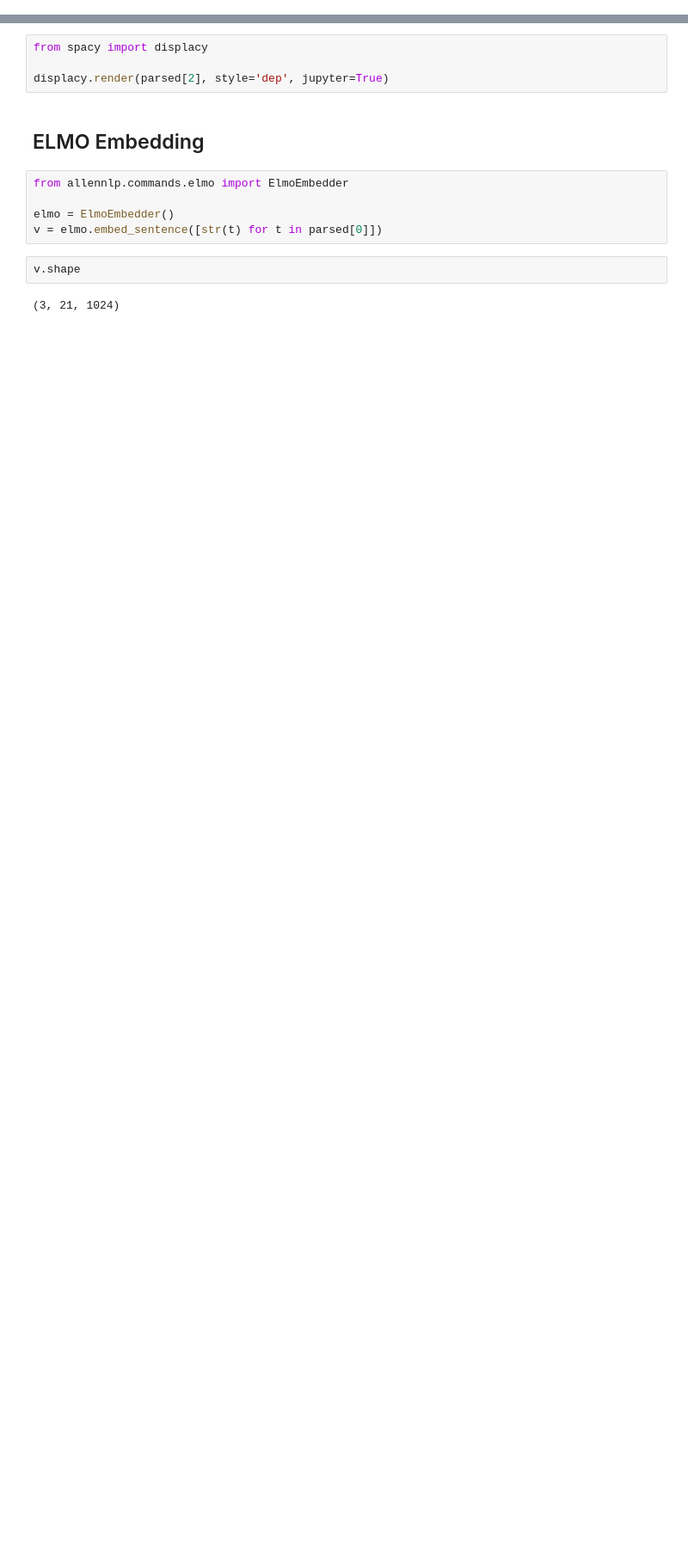
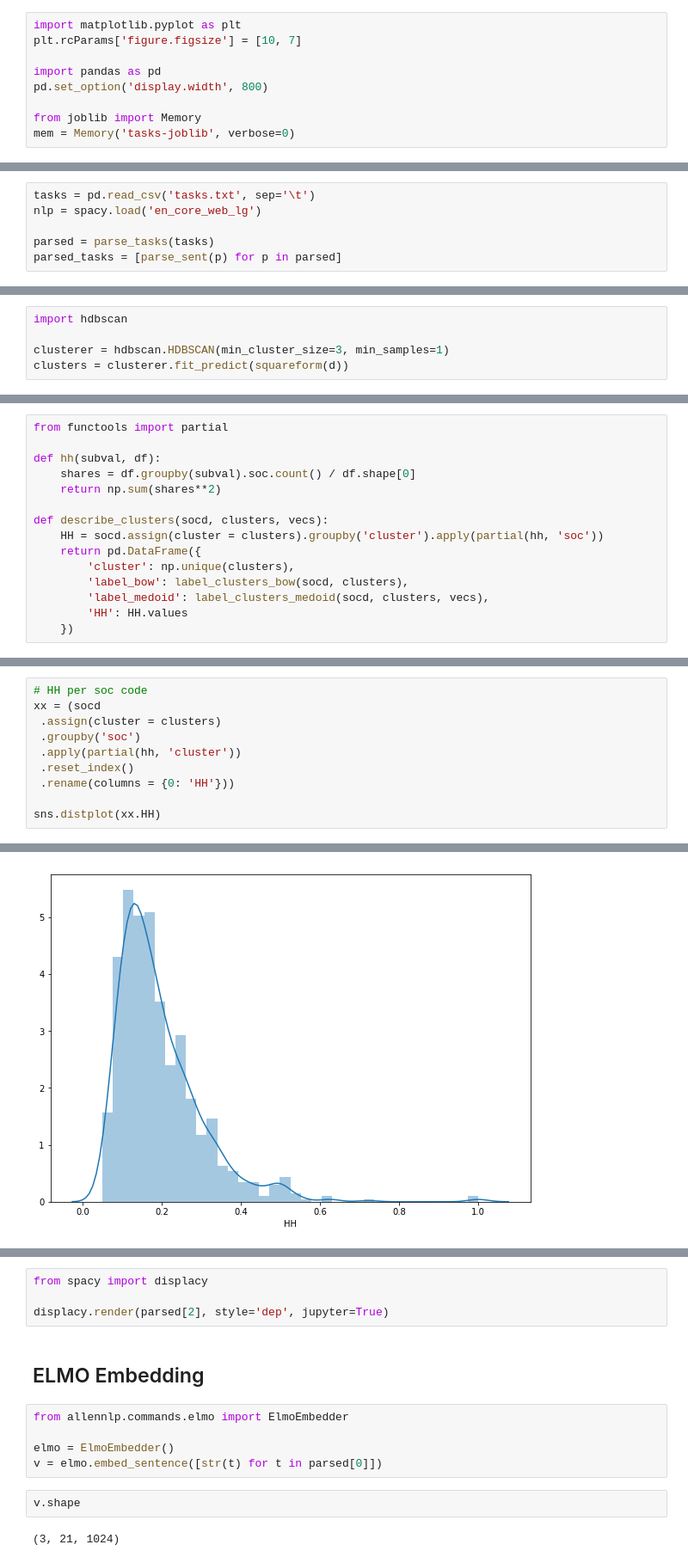
Before and after one commit to nandanrao/classify-dot, a Jupyter notebook: tasks.ipynb, the cells around one changed output, grey strips where cells are left out. Shown at 86% size. Drawn from its saved outputs; the diff is of its cells as text; blank space fills up the shorter version.

Commit message:
tasks with clusters and lasso results

```diff
--- a/tasks.ipynb
+++ b/tasks.ipynb
@@ -6,2 +10,11 @@
+# %%
+import matplotlib.pyplot as plt
+plt.rcParams['figure.figsize'] = [10, 7]
+
+import pandas as pd
+pd.set_option('display.width', 800)
+
+from joblib import Memory
+mem = Memory('tasks-joblib', verbose=0)
 # %%
 import spacy
@@ -65,2 +170,8 @@ parsed = [nlp(t) for t in tasks.Task[0:100]]
+# %%
+tasks = pd.read_csv('tasks.txt', sep='\t')
+nlp = spacy.load('en_core_web_lg')
+
+parsed = parse_tasks(tasks)
+parsed_tasks = [parse_sent(p) for p in parsed]
 # %%
 interesting = [0,2,4,8,9,10,22,55,61,81]
@@ -86,0 +202,5 @@ interesting = [0,2,4,8,9,10,22,55,61,81]
+# %%
+import hdbscan
+
+clusterer = hdbscan.HDBSCAN(min_cluster_size=3, min_samples=1)
+clusters = clusterer.fit_predict(squareform(d))
@@ -86,0 +273,15 @@ interesting = [0,2,4,8,9,10,22,55,61,81]
+# %%
+from functools import partial
+
+def hh(subval, df):
+    shares = df.groupby(subval).soc.count() / df.shape[0]
+    return np.sum(shares**2)
+
+def describe_clusters(socd, clusters, vecs):
+    HH = socd.assign(cluster = clusters).groupby('cluster').apply(partial(hh, 'soc'))
+    return pd.DataFrame({
+        'cluster': np.unique(clusters),
+        'label_bow': label_clusters_bow(socd, clusters),
+        'label_medoid': label_clusters_medoid(socd, clusters, vecs),
+        'HH': HH.values
+    })
@@ -86,0 +290,11 @@ interesting = [0,2,4,8,9,10,22,55,61,81]
+# %%
+# HH per soc code
+xx = (socd
+ .assign(cluster = clusters)
+ .groupby('soc')
+ .apply(partial(hh, 'cluster'))
+ .reset_index()
+ .rename(columns = {0: 'HH'}))
+
+sns.distplot(xx.HH)
+# %% [output]
@@ -86,0 +302 @@ interesting = [0,2,4,8,9,10,22,55,61,81]
+[figure, added]
```
Also changed, not shown: parts of 35 cells of this notebook.
